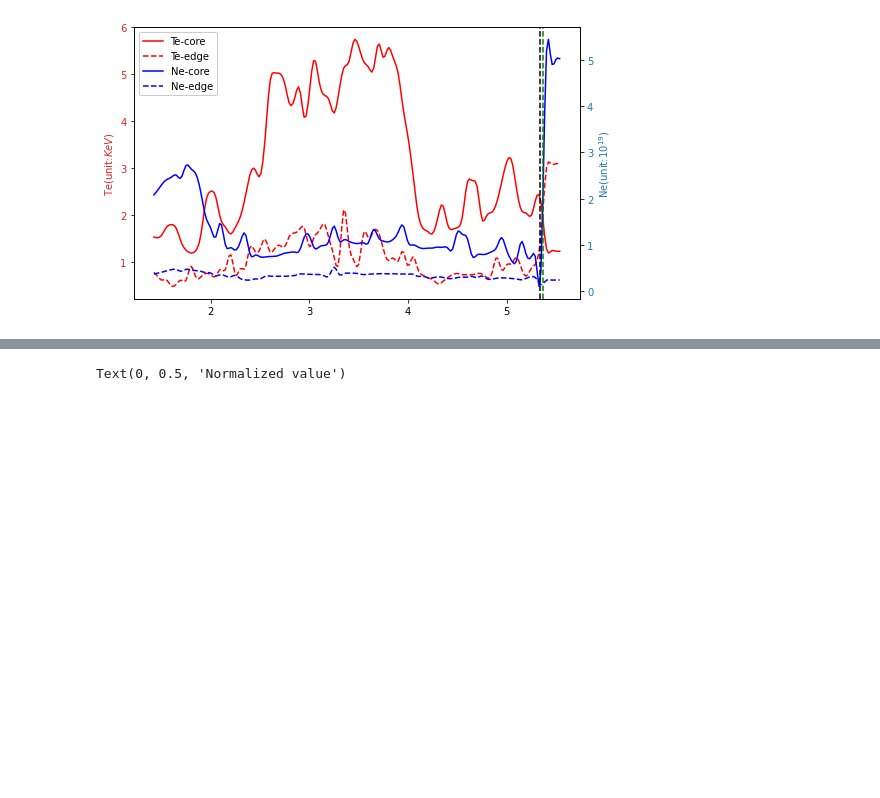
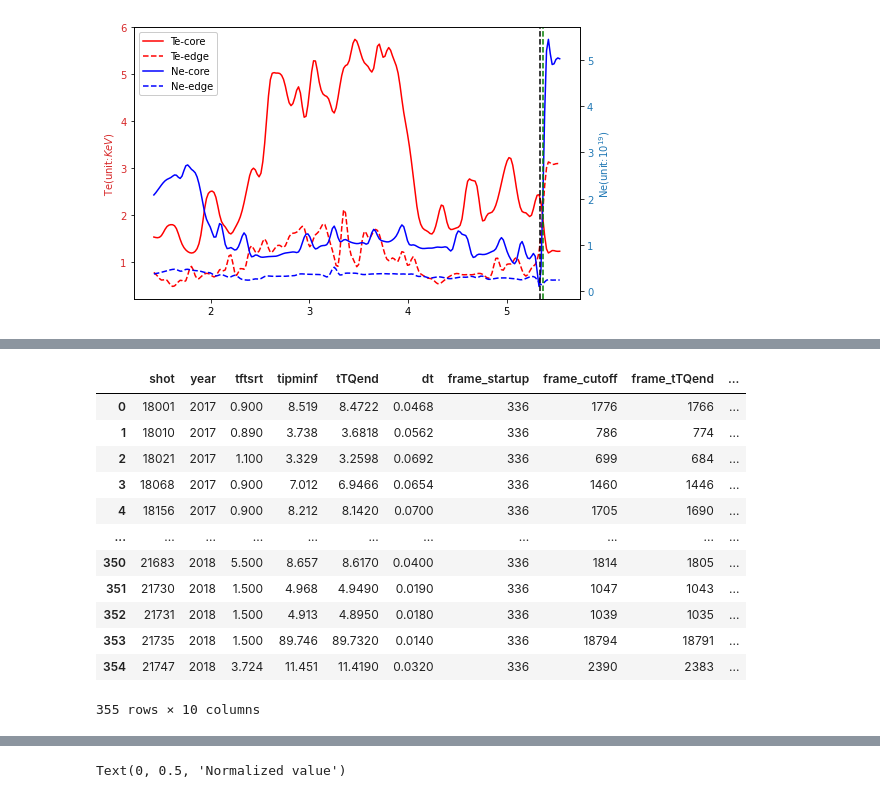
Before and after one commit to ZINZINBIN/Disruption-Prediciton-based-on-Multimodal-Deep-Learning, a Jupyter notebook: analysis/analysis_numerical_data.ipynb, the cells around one changed output, grey strips where cells are left out. Saved outputs shown, nothing was run; the diff lists cells and outputs as text; code cells hidden in the pictures; blank space fills up the shorter version.

```diff
--- a/analysis/analysis_numerical_data.ipynb
+++ b/analysis/analysis_numerical_data.ipynb
@@ -88,0 +97,16 @@ ax.axvline(x = t_cq, ymin = 0, ymax = 1, color = "green", linestyle = "dashed",
+# %%
+kstar_shot_list
+# %% [output]
+|  | shot | year | tftsrt | tipminf | tTQend | dt | frame_startup | frame_cutoff | frame_tTQend | ... |
+| 0 | 18001 | 2017 | 0.900 | 8.519 | 8.4722 | 0.0468 | 336 | 1776 | 1766 | ... |
+| 1 | 18010 | 2017 | 0.890 | 3.738 | 3.6818 | 0.0562 | 336 | 786 | 774 | ... |
+| 2 | 18021 | 2017 | 1.100 | 3.329 | 3.2598 | 0.0692 | 336 | 699 | 684 | ... |
+| 3 | 18068 | 2017 | 0.900 | 7.012 | 6.9466 | 0.0654 | 336 | 1460 | 1446 | ... |
+| 4 | 18156 | 2017 | 0.900 | 8.212 | 8.1420 | 0.0700 | 336 | 1705 | 1690 | ... |
+| ... | ... | ... | ... | ... | ... | ... | ... | ... | ... | ... |
+| 350 | 21683 | 2018 | 5.500 | 8.657 | 8.6170 | 0.0400 | 336 | 1814 | 1805 | ... |
+| 351 | 21730 | 2018 | 1.500 | 4.968 | 4.9490 | 0.0190 | 336 | 1047 | 1043 | ... |
+| 352 | 21731 | 2018 | 1.500 | 4.913 | 4.8950 | 0.0180 | 336 | 1039 | 1035 | ... |
+| 353 | 21735 | 2018 | 1.500 | 89.746 | 89.7320 | 0.0140 | 336 | 18794 | 18791 | ... |
+| 354 | 21747 | 2018 | 3.724 | 11.451 | 11.4190 | 0.0320 | 336 | 2390 | 2383 | ... |
+355 rows × 10 columns
```
Also changed, not shown: parts of 4 cells of this notebook, 3 other files.
